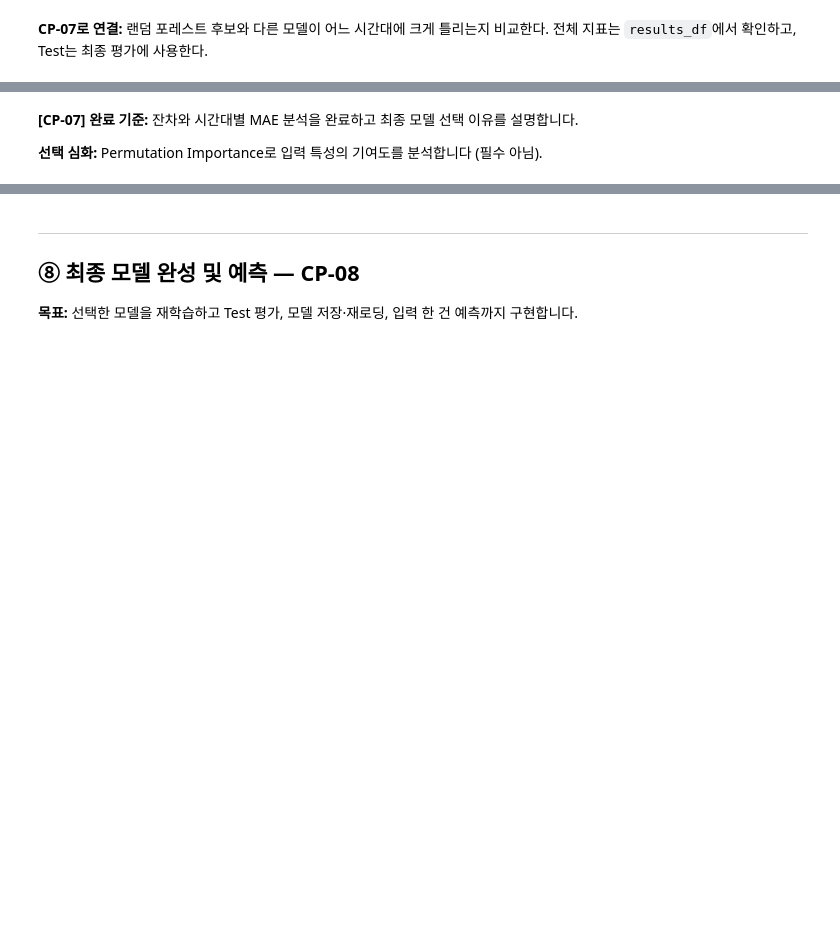
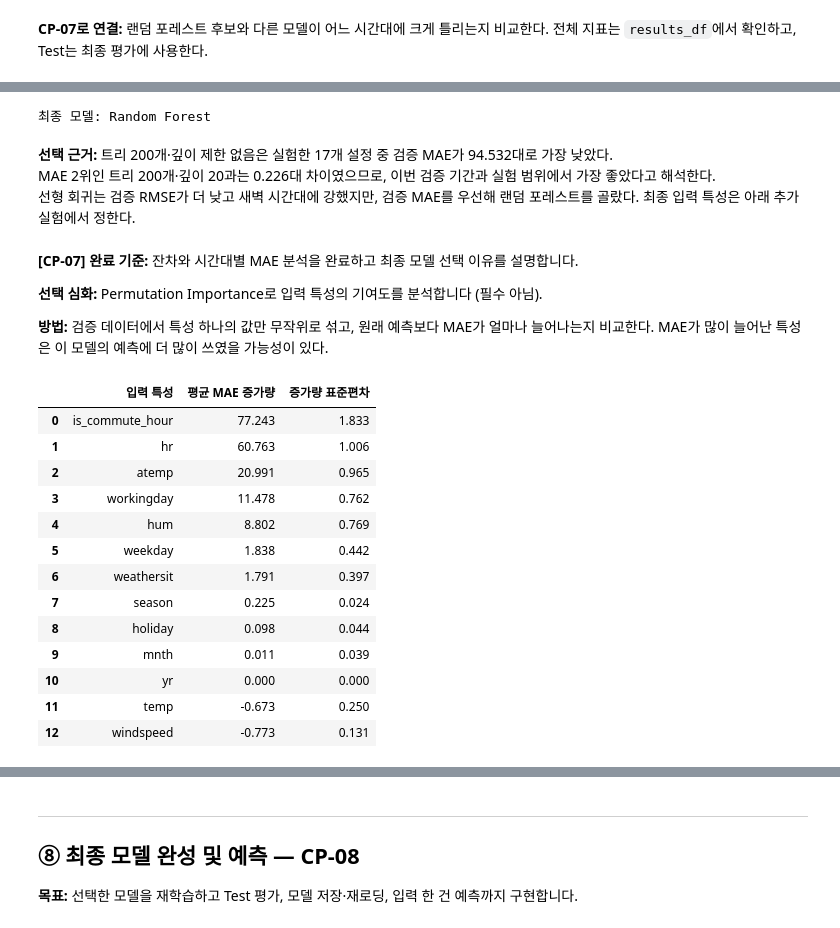
Before and after one commit to jaemin-devlog/ai-mini-projects, a Jupyter notebook: mini-project-01/code/01_regression_bike_demand.ipynb, the cells around one changed output, grey strips where cells are left out. Drawn from its saved outputs; the diff is of its cells as text; code cells hidden in the pictures; blank space fills up the shorter version.

```diff
--- a/mini-project-01/code/01_regression_bike_demand.ipynb
+++ b/mini-project-01/code/01_regression_bike_demand.ipynb
@@ -1272,12 +1046,57 @@ display(hourly_mae.round(1))
 # **TODO 7-6:** results_df의 Validation MAE, Train·Validation 성능 차이, 예측 오류 분석 결과를 비교하여 최종 모델과 설정을 선택합니다.
 # 선택한 모델과 그 근거는 adr.md의 의사결정 ②에 기록합니다.
 # 선택한 모델과 설정은 ⑧교시의 최종 학습에 사용합니다.
+
+selected_model_name = "Random Forest"  # 검증 MAE를 기준으로 선택
+print("최종 모델:", selected_model_name)
+# %% [output]
+최종 모델: Random Forest
+# %% [markdown]
+**선택 근거:** 트리 200개·깊이 제한 없음은 실험한 17개 설정 중 검증 MAE가 94.532대로 가장 낮았다.\
+MAE 2위인 트리 200개·깊이 20과는 0.226대 차이였으므로, 이번 검증 기간과 실험 범위에서 가장 좋았다고 해석한다.\
+선형 회귀는 검증 RMSE가 더 낮고 새벽 시간대에 강했지만, 검증 MAE를 우선해 랜덤 포레스트를 골랐다. 최종 입력 특성은 아래 추가 실험에서 정한다.
 # %% [markdown]
 **[CP-07] 완료 기준:** 잔차와 시간대별 MAE 분석을 완료하고 최종 모델 선택 이유를 설명합니다.
 
 **선택 심화:** Permutation Importance로 입력 특성의 기여도를 분석합니다 (필수 아님).
+
+**방법:** 검증 데이터에서 특성 하나의 값만 무작위로 섞고, 원래 예측보다 MAE가 얼마나 늘어나는지 비교한다. MAE가 많이 늘어난 특성은 이 모델의 예측에 더 많이 쓰였을 가능성이 있다.
 # %%
 # [선택 심화] 특성 중요도
 # TODO (선택): sklearn.inspection.permutation_importance 를 사용해
 # Validation 데이터에서 각 입력 특성을 섞었을 때 MAE가 얼마나 변하는지 분석합니다.
 # 이 셀을 실행하지 않아도 ⑧교시 진행에 영향이 없습니다.
+
+from sklearn.inspection import permutation_importance
+
+importance_result = permutation_importance(
+    candidates["Random Forest"],
+    X_valid,
+    y_valid,
+    scoring="neg_mean_absolute_error",
+    n_repeats=5,
+    random_state=42,
+)
+
+importance_table = pd.DataFrame({
+    "입력 특성": X_valid.columns,
+    "평균 MAE 증가량": importance_result.importances_mean,
+    "증가량 표준편차": importance_result.importances_std,
+}).sort_values("평균 MAE 증가량", ascending=False, ignore_index=True)
+
+display(importance_table.round(3))
+# %% [output]
+|  | 입력 특성 | 평균 MAE 증가량 | 증가량 표준편차 |
+| 0 | is_commute_hour | 77.243 | 1.833 |
+| 1 | hr | 60.763 | 1.006 |
+| 2 | atemp | 20.991 | 0.965 |
+| 3 | workingday | 11.478 | 0.762 |
+| 4 | hum | 8.802 | 0.769 |
+| 5 | weekday | 1.838 | 0.442 |
+| 6 | weathersit | 1.791 | 0.397 |
+| 7 | season | 0.225 | 0.024 |
+| 8 | holiday | 0.098 | 0.044 |
+| 9 | mnth | 0.011 | 0.039 |
+| 10 | yr | 0.000 | 0.000 |
+| 11 | temp | -0.673 | 0.250 |
+| 12 | windspeed | -0.773 | 0.131 |
```
Also changed, not shown: parts of 36 cells of this notebook.
